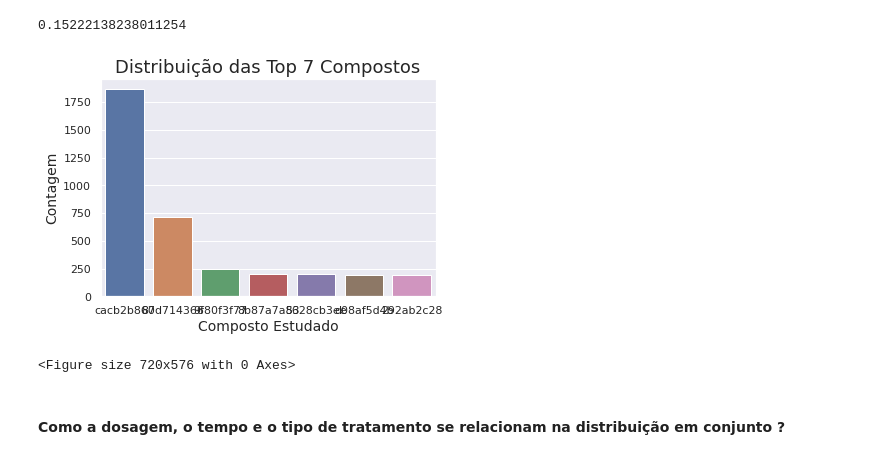
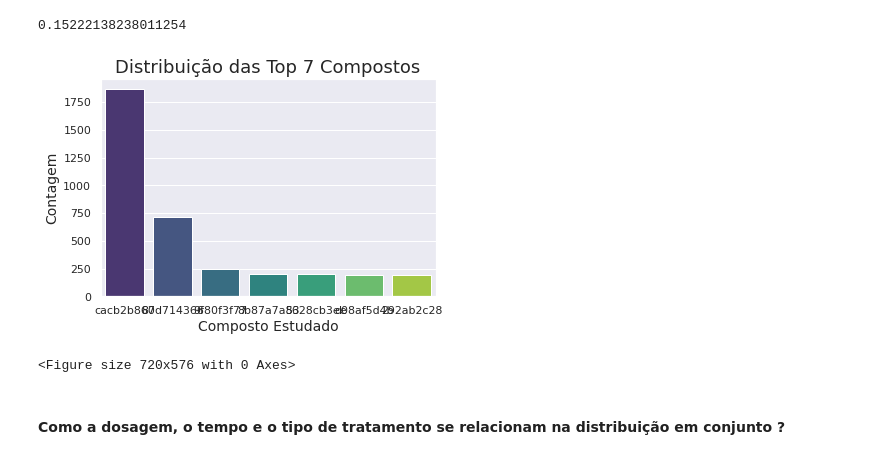
Before and after one commit to mathara/Imersao_dados, a Jupyter notebook: Desafio_Descoberta_Componentes.ipynb, the cells around one changed output. Saved outputs shown, nothing was run; the diff lists cells and outputs as text; code cells hidden in the pictures.

```diff
--- a/Desafio_Descoberta_Componentes.ipynb
+++ b/Desafio_Descoberta_Componentes.ipynb
@@ -143,14 +136,14 @@ percent_composto
 # %% [output]
 0.15222138238011254
 # %%
-ax = sns.countplot(x = 'composto', data = dados.query('composto in @composto'), order = composto)
+ax = sns.countplot(x = 'composto', data = dados.query('composto in @composto'), order = composto, palette ="viridis")
 plt.figure(figsize= (10,8))
 ax.set_title('Distribuição das Top 7 Compostos', fontsize = 18)
 ax.set_xlabel('Composto Estudado', fontsize = 14)
 ax.set_ylabel('Contagem', fontsize = 14)
 plt.show()
 # %% [output]
-[figure, old version]
+[figure, new version]
 <Figure size 720x576 with 0 Axes>
 # %% [markdown]
 #### Como a dosagem, o tempo e o tipo de tratamento se relacionam na distribuição em conjunto ?
```
Also changed, not shown: parts of 22 cells of this notebook.
